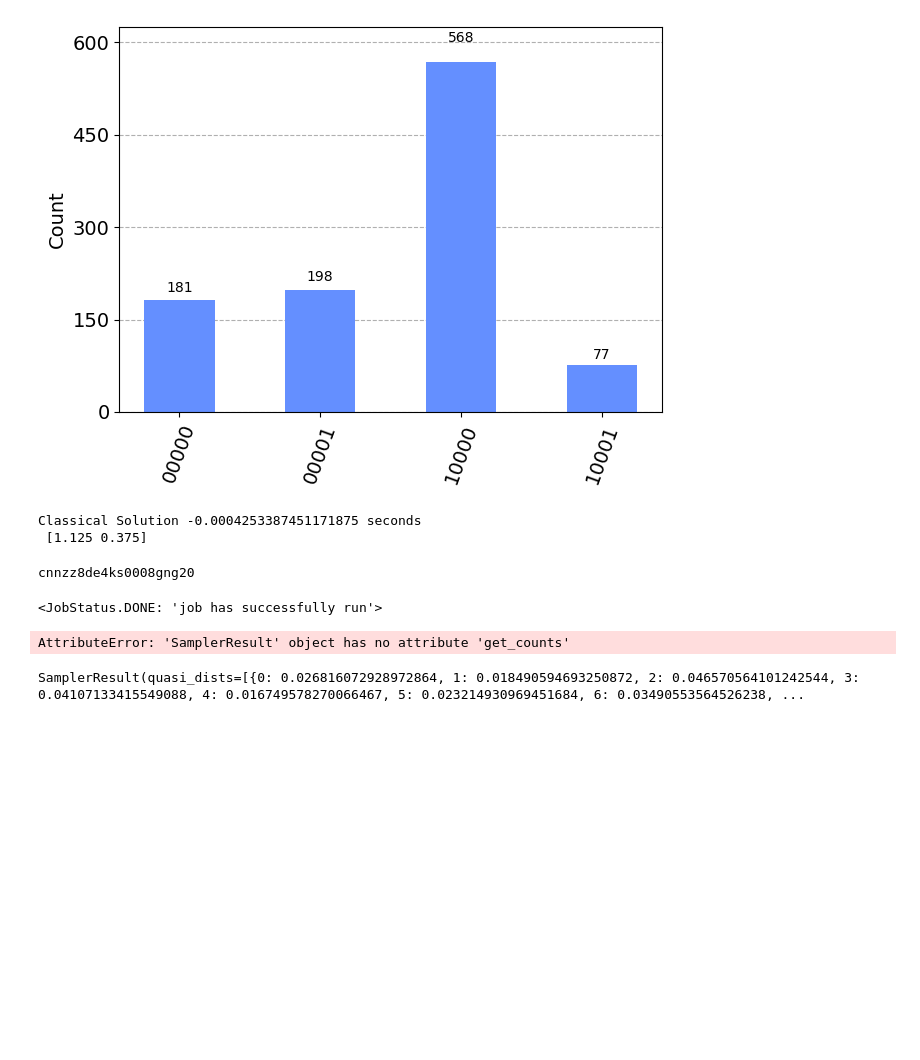
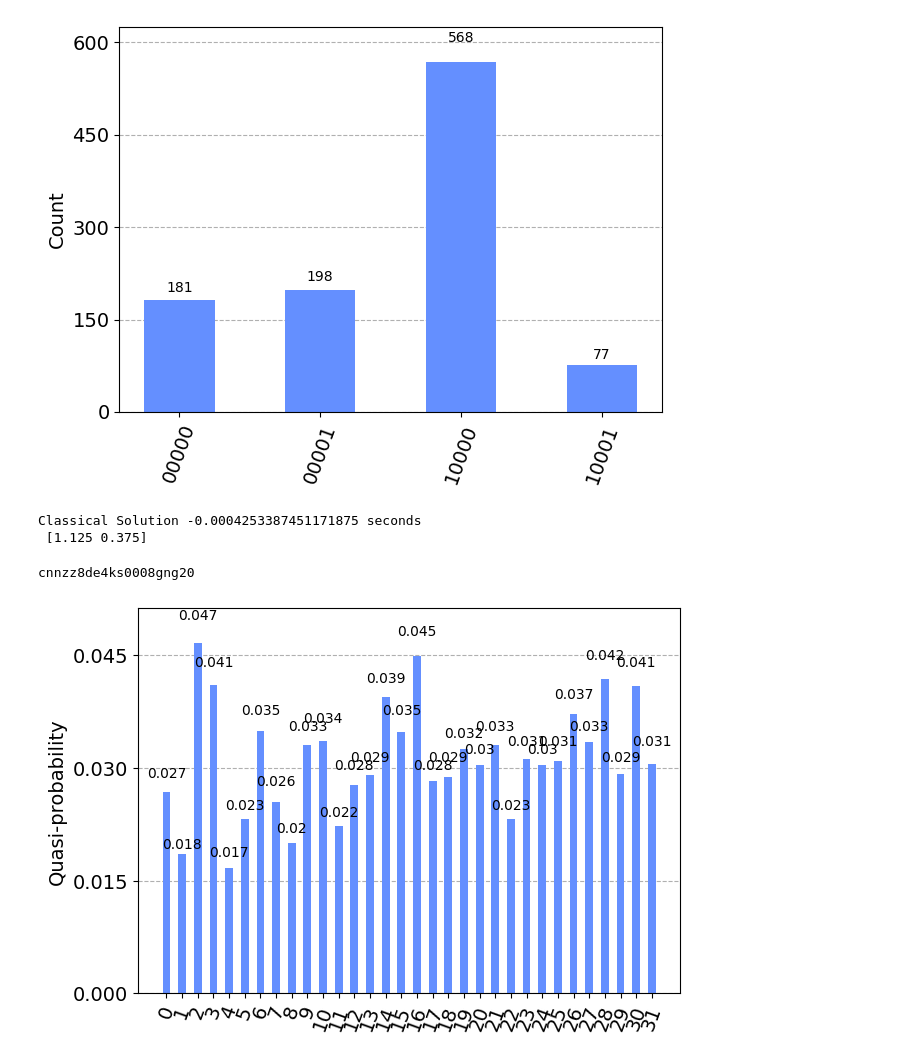
Before and after one commit to benjy1232/cs797w-final-project, a Jupyter notebook: final_project_quantum.ipynb, the cells around one changed output. Saved outputs shown, nothing was run; the diff lists cells and outputs as text; code cells hidden in the pictures; blank space fills up the shorter version.

```diff
--- a/final_project_quantum.ipynb
+++ b/final_project_quantum.ipynb
@@ -73,17 +73,9 @@ job = sampler.run(qc, shots=1024)
 print(job.job_id())
 # %% [output]
 cnnzz8de4ks0008gng20
-# %%
-job.status()
-# %% [output]
-<JobStatus.DONE: 'job has successfully run'>
 # %%
-result = job.result()
+# Archived Quasi Probability Dict from previous job (id: cnnzz8de4ks0008gng20)
+quasi_dict = quasi_dists={0: 0.026816072928972864, 1: 0.018490594693250872, 2: 0.046570564101242544, 3: 0.04107133415549088, 4: 0.016749578270066467, 5: 0.023214930969451684, 6: 0.03490553564526238, 7: 0.02552901301890591, 8: 0.019957024407244103, 9: 0.03305753096195976, 10: 0.03356502520856777, 11: 0.02224135271439495, 12: 0.02775539881074262, 13: 0.029114614955293345, 14: 0.03938703901202999, 15: 0.03478158436165445, 16: 0.04483869232423295, 17: 0.028249738003587925, 18: 0.028775613821058768, 19: 0.032471550921759684, 20: 0.030433041902497193, 21: 0.0330443970130198, 22: 0.023255258878468788, 23: 0.031235285134083884, 24: 0.03043196868963789, 25: 0.03087594594681064, 26: 0.03721907068706451, 27: 0.033471233540531546, 28: 0.04186878928002939, 29: 0.02914345380238617, 30: 0.04088982907239548, 31: 0.030588936767904803}
+plot_histogram(quasi_dict)
+# %% [output]
+[figure, added]
-# %%
-plot_histogram(result)
-# %% [output]
-AttributeError: 'SamplerResult' object has no attribute 'get_counts'
-# %%
-result
-# %% [output]
-SamplerResult(quasi_dists=[{0: 0.026816072928972864, 1: 0.018490594693250872, 2: 0.046570564101242544, 3: 0.04107133415549088, 4: 0.016749578270066467, 5: 0.023214930969451684, 6: 0.03490553564526238, ...
```
Also changed, not shown: 3 other files.
